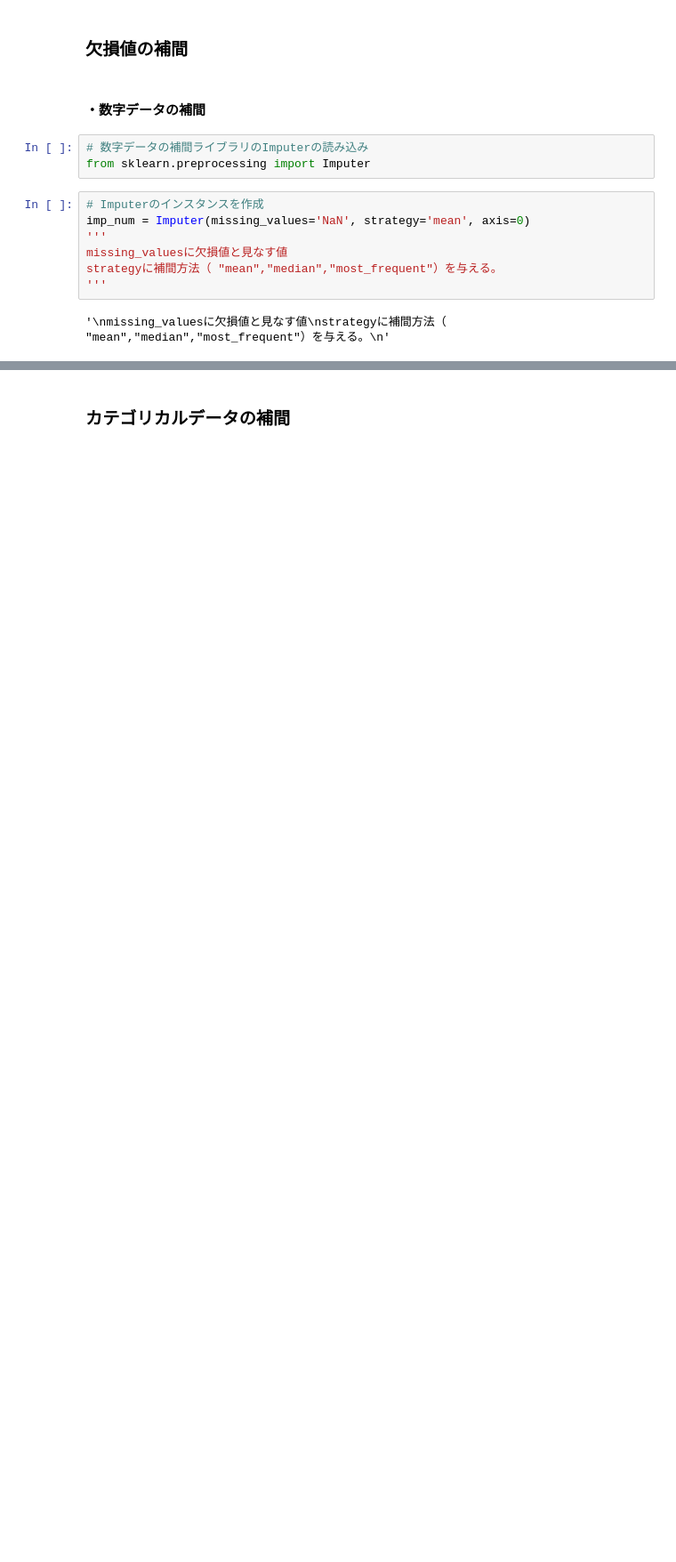
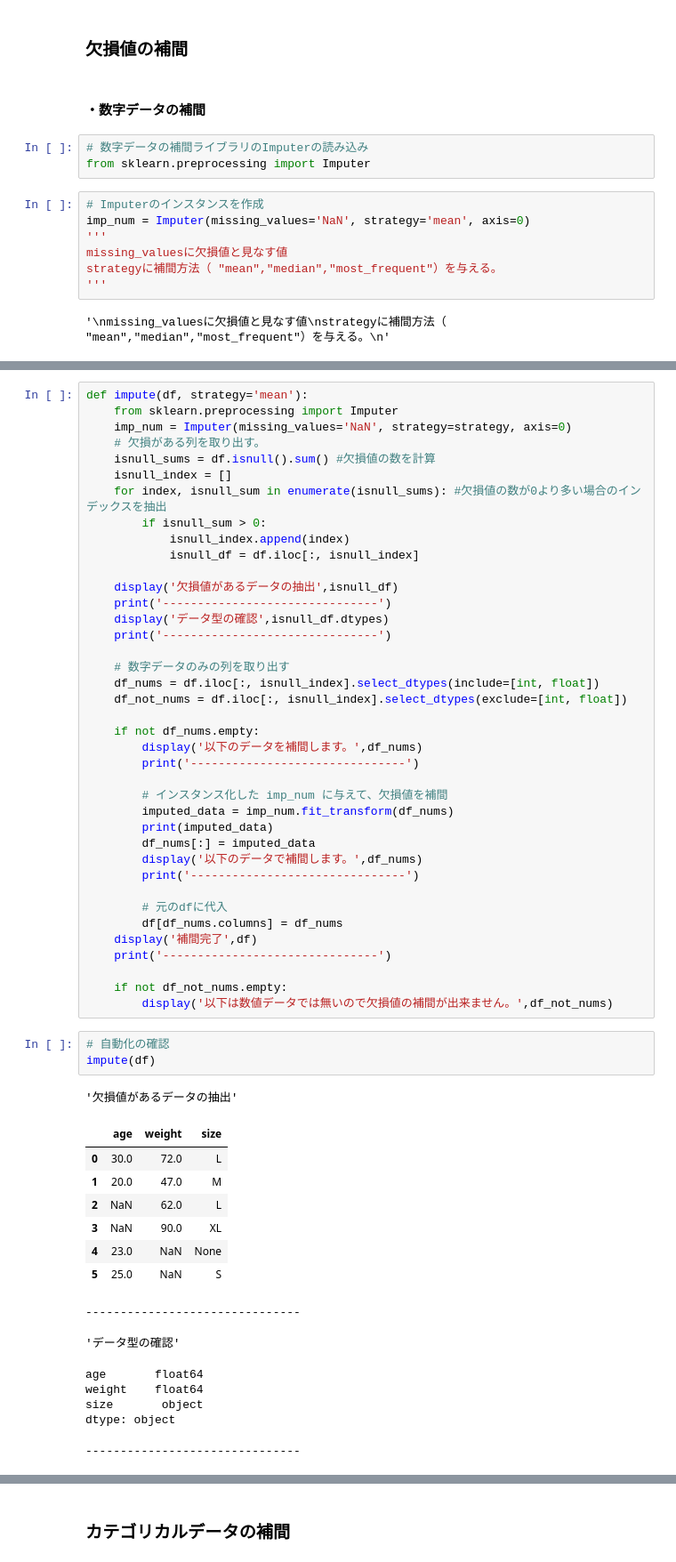
Before and after one commit to takuyaamamo/NyobiMachineLearning, a Jupyter notebook: 欠損値の前処理.ipynb, the cells around one changed output, grey strips where cells are left out. Shown: that part at 89% size. Cells and saved outputs as stored; diff of their text form; blank space fills up the shorter version.

```diff
--- a/欠損値の前処理.ipynb
+++ b/欠損値の前処理.ipynb
@@ -108,0 +111,58 @@ strategyに補間方法（ "mean","median","most_frequent"）を与える。
+# %%
+def impute(df, strategy='mean'):
+    from sklearn.preprocessing import Imputer
+    imp_num = Imputer(missing_values='NaN', strategy=strategy, axis=0)
+    # 欠損がある列を取り出す。
+    isnull_sums = df.isnull().sum() #欠損値の数を計算
+    isnull_index = []
+    for index, isnull_sum in enumerate(isnull_sums): #欠損値の数が0より多い場合のインデックスを抽出
+        if isnull_sum > 0:
+            isnull_index.append(index)
+            isnull_df = df.iloc[:, isnull_index]
+
+    display('欠損値があるデータの抽出',isnull_df)
+    print('-------------------------------')
+    display('データ型の確認',isnull_df.dtypes)
+    print('-------------------------------')
+
+    # 数字データのみの列を取り出す
+    df_nums = df.iloc[:, isnull_index].select_dtypes(include=[int, float])
+    df_not_nums = df.iloc[:, isnull_index].select_dtypes(exclude=[int, float])
+
+    if not df_nums.empty:
+        display('以下のデータを補間します。',df_nums)
+        print('-------------------------------')
+
+        # インスタンス化した imp_num に与えて、欠損値を補間
+        imputed_data = imp_num.fit_transform(df_nums)
+        print(imputed_data)
+        df_nums[:] = imputed_data
+        display('以下のデータで補間します。',df_nums)
+        print('-------------------------------')
+
+        # 元のdfに代入
+        df[df_nums.columns] = df_nums
+    display('補間完了',df)
+    print('-------------------------------')
+
+    if not df_not_nums.empty:
+        display('以下は数値データでは無いので欠損値の補間が出来ません。',df_not_nums)
+# %%
+# 自動化の確認
+impute(df)
+# %% [output]
+'欠損値があるデータの抽出'
+|  | age | weight | size |
+| 0 | 30.0 | 72.0 | L |
+| 1 | 20.0 | 47.0 | M |
+| 2 | NaN | 62.0 | L |
+| 3 | NaN | 90.0 | XL |
+| 4 | 23.0 | NaN | None |
+| 5 | 25.0 | NaN | S |
+-------------------------------
+'データ型の確認'
+age       float64
+weight    float64
+size       object
+dtype: object
+-------------------------------
```
Also changed, not shown: parts of 7 cells of this notebook.
